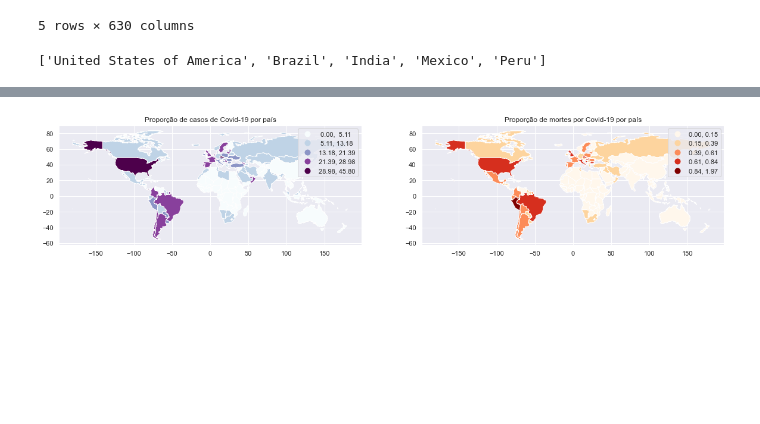
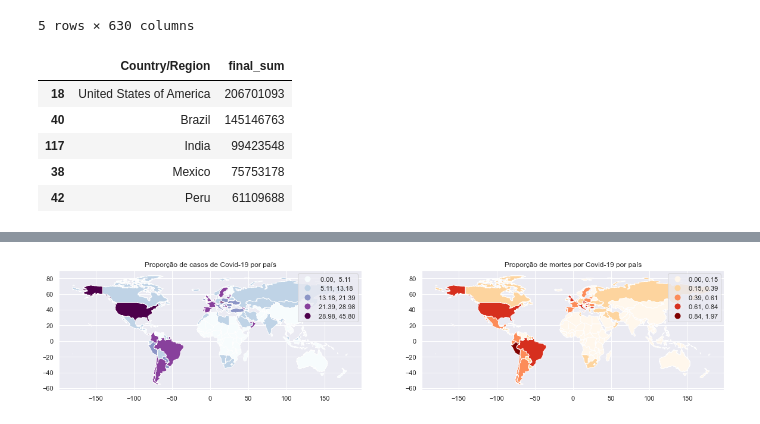
Before and after one commit to victoriaegandolfi/covidDataViz, a Jupyter notebook: covidDataViz.ipynb, the cells around one changed output, grey strips where cells are left out. Saved outputs shown, nothing was run; the diff lists cells and outputs as text; code cells hidden in the pictures; blank space fills up the shorter version.

```diff
--- a/covidDataViz.ipynb
+++ b/covidDataViz.ipynb
@@ -78,10 +80,14 @@ global_confirmed["Country/Region"] = global_confirmed["Country/Region"].replace(
     'West Bank and Gaza': 'Palestine'
     })
 # %%
-top10dth = deaths_plotting.loc[:, ["Country/Region", "final_sum"]].sort_values("final_sum", ascending=False).drop_duplicates()
-top10dth = top10dth["Country/Region"].head(5)
-top10dth.tolist()
+top5dth = deaths_plotting.loc[:, ["Country/Region", "final_sum"]].sort_values("final_sum", ascending=False).drop_duplicates().head(5)
+top5dth
 # %% [output]
-['United States of America', 'Brazil', 'India', 'Mexico', 'Peru']
+|  | Country/Region | final_sum |
+| 18 | United States of America | 206701093 |
+| 40 | Brazil | 145146763 |
+| 117 | India | 99423548 |
+| 38 | Mexico | 75753178 |
+| 42 | Peru | 61109688 |
 # %% [markdown]
 # Panorama global do COVID-19
```
Also changed, not shown: parts of 6 cells of this notebook.
